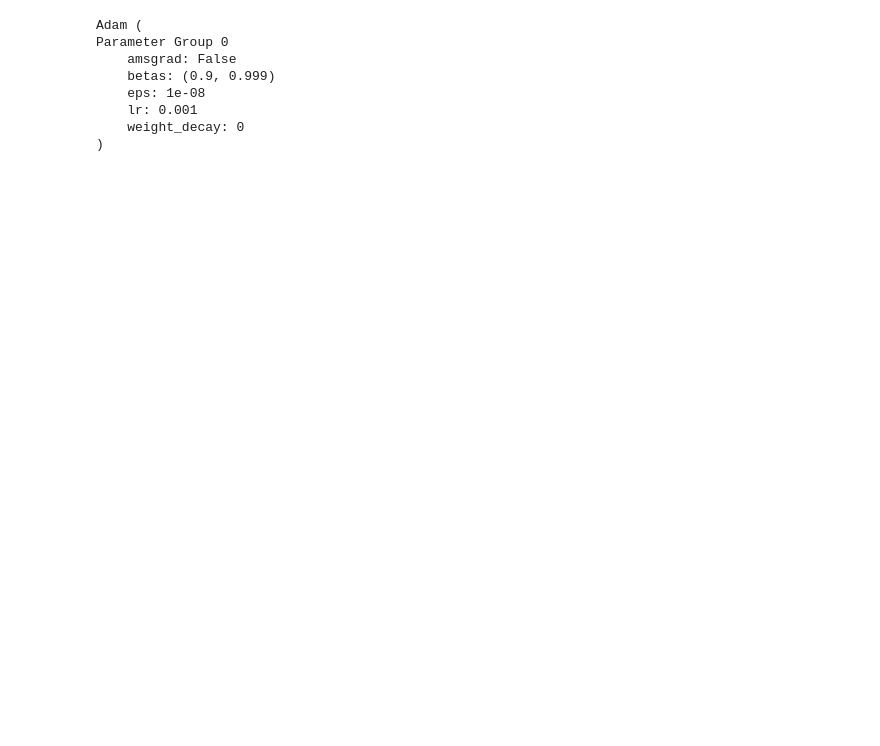
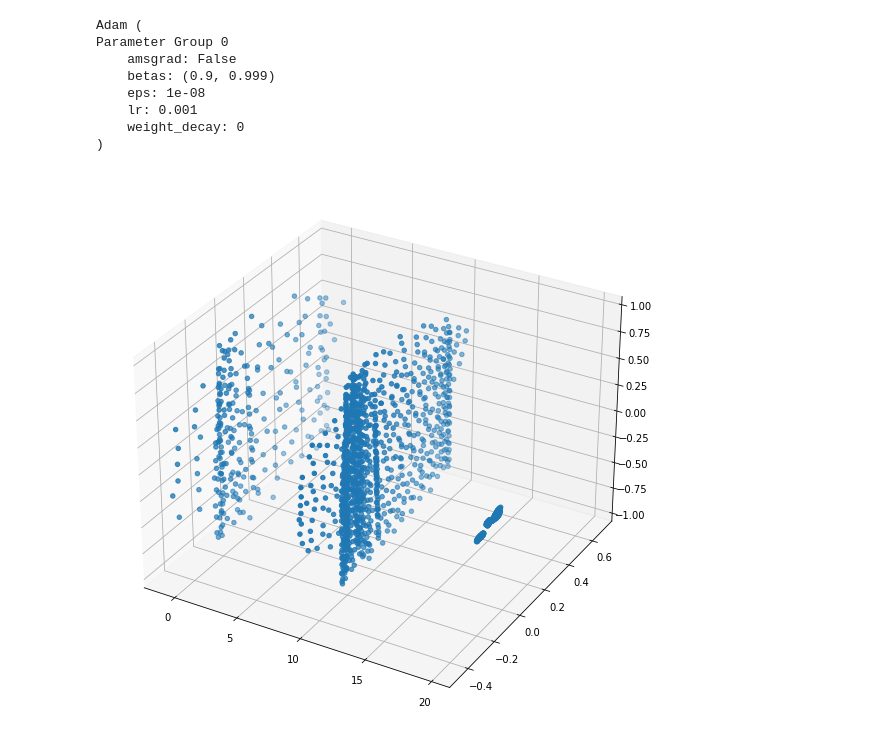
Before and after one commit to zademn/PU-GCN-pytorch, a Jupyter notebook: Training.ipynb, the cells around one changed output. Cells and saved outputs as stored; diff of their text form; code cells hidden in the pictures; blank space fills up the shorter version.

```diff
--- a/Training.ipynb
+++ b/Training.ipynb
@@ -203,6 +198,16 @@ Parameter Group 0
     lr: 0.001
     weight_decay: 0
 )
+# %%
+pred = pugcn(data_cloud.to(device)).cpu().detach().numpy()
+pred
+
+fig = plt.figure(figsize = (10, 10))
+ax = plt.axes(projection='3d')
+
+viz_many_mpl([data_cloud, gt_cloud, pred], d = 10, ax = ax)
+# %% [output]
+[figure, added]
 # %%
 def train(model, trainset, loss_fn, optimizer):
 
```
Also changed, not shown: parts of 18 cells of this notebook, 10 other files.
